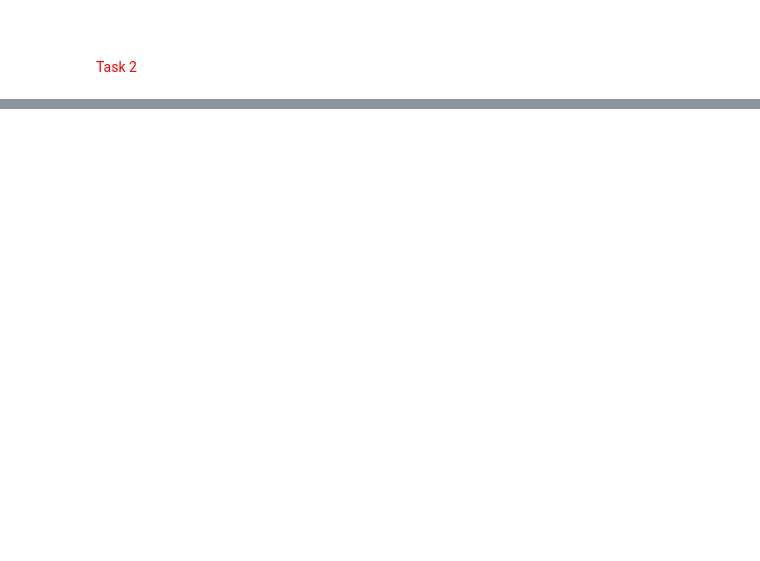
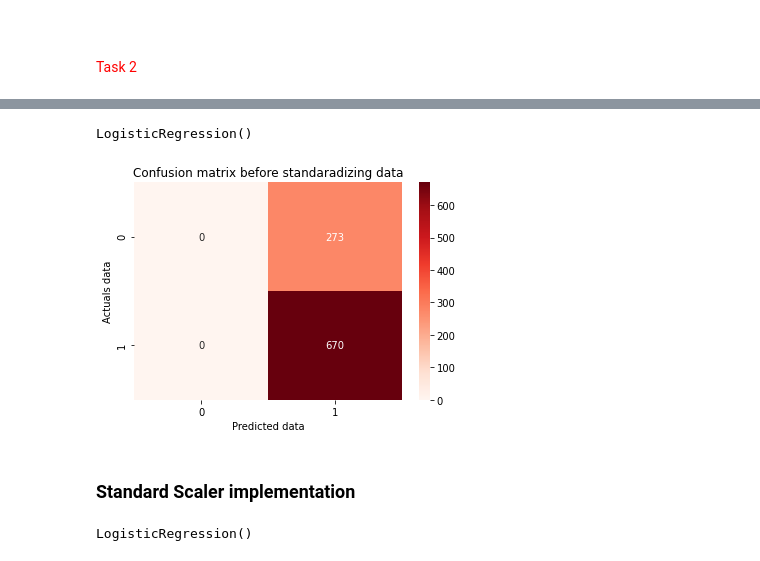
Before and after one commit to Chaitanya-Majety/Jupyter, a Jupyter notebook: Jupyter Notebooks/ML/Unsupervised_ML/RecommendationSystem_TruncatedSVD/Recommendation_system_assignment.ipynb, the cells around one changed output, grey strips where cells are left out. Saved outputs shown, nothing was run; the diff lists cells and outputs as text; code cells hidden in the pictures; blank space fills up the shorter version.

```diff
--- a/Jupyter Notebooks/ML/Unsupervised_ML/RecommendationSystem_TruncatedSVD/Recommendation_system_assignment.ipynb
+++ b/Jupyter Notebooks/ML/Unsupervised_ML/RecommendationSystem_TruncatedSVD/Recommendation_system_assignment.ipynb
@@ -354,0 +386,6 @@ print(mse,list(range(epochs)))
+# %%
+df_temp = pd.read_csv("user_info.csv")
+# %%
+df = pd.DataFrame(U)
+df["y"] = df_temp["is_male"]
+df
@@ -354,0 +406,30 @@ print(mse,list(range(epochs)))
+# %%
+from sklearn.linear_model import LogisticRegression
+from sklearn.metrics import confusion_matrix
+from sklearn.preprocessing import StandardScaler
+
+lr = LogisticRegression()
+x_tr = np.array(df.iloc[:,0:5])
+y_tr = np.array(df["y"])
+lr.fit(x_tr,y_tr)
+# %% [output]
+LogisticRegression()
+# %%
+import seaborn as sns
+y_pred = lr.predict(x_tr)
+cm=confusion_matrix(y_tr,y_pred) # Before standardisation
+sns.heatmap(cm,annot=True,fmt="d",cmap="Reds")
+plt.title("Confusion matrix before standaradizing data")
+plt.ylabel("Actuals data")
+plt.xlabel("Predicted data")
+plt.show()
+# %% [output]
+[figure, added]
+# %% [markdown]
+### Standard Scaler implementation
+# %%
+sc = StandardScaler()
+x_tr_transformed = sc.fit_transform(x_tr)
+lr.fit(x_tr_transformed,y_tr)
+# %% [output]
+LogisticRegression()
```
Also changed, not shown: parts of 8 cells of this notebook, 2 other files.
